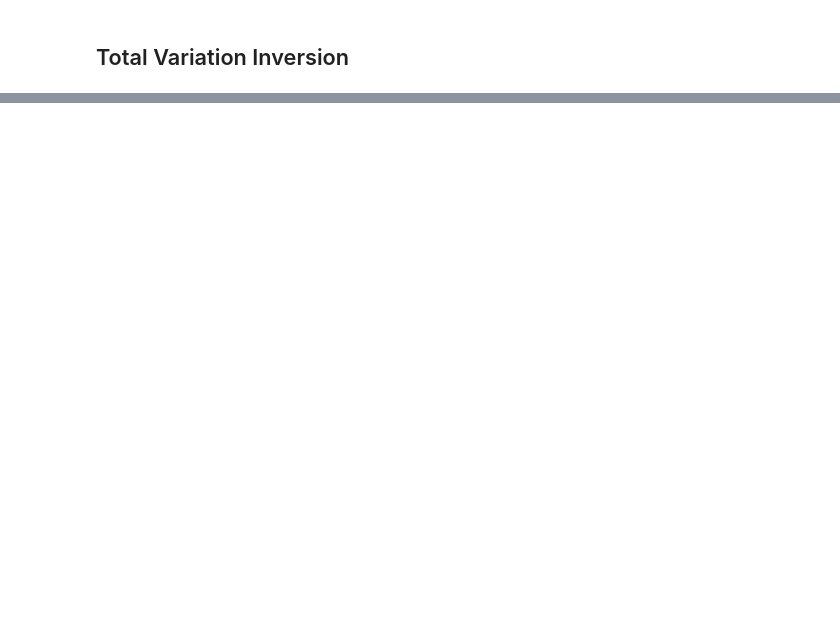
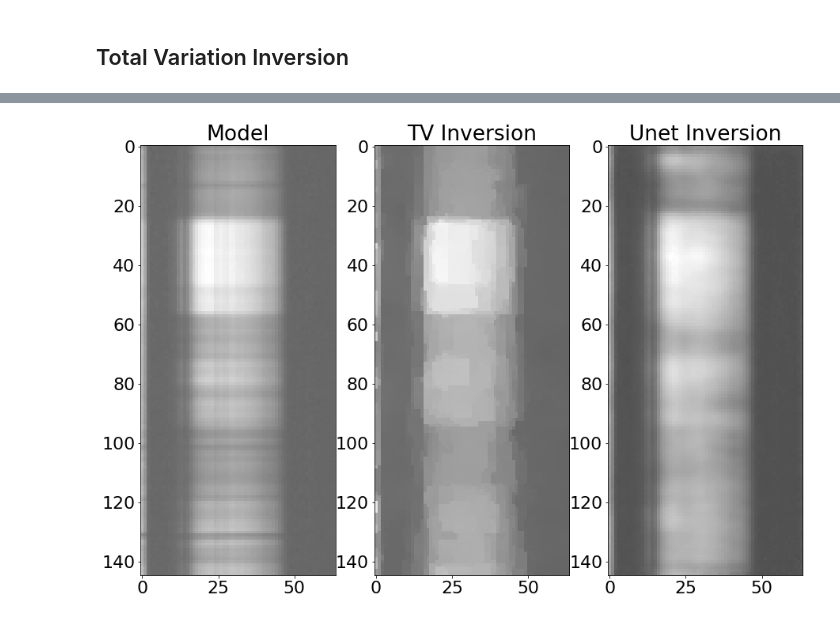
Before and after one commit to djbradyAtOpticalSciencesArizona/computationalImaging, a Jupyter notebook: rays/cassi.ipynb, the cells around one changed output, grey strips where cells are left out. Saved outputs shown, nothing was run; the diff lists cells and outputs as text; code cells hidden in the pictures; blank space fills up the shorter version.

```diff
--- a/rays/cassi.ipynb
+++ b/rays/cassi.ipynb
@@ -246,0 +328,14 @@ axs[1].axis('tight')
+# %%
+fig, axs = plt.subplots(1, 3, figsize=(15, 10))
+axs[0].imshow(x, vmin=0, vmax=1, cmap='gray')
+axs[0].set_title('Model')
+axs[0].axis('tight')
+axs[1].imshow(xinv, vmin=0, vmax=1, cmap='gray')
+axs[1].set_title('TV Inversion')
+axs[1].axis('tight')
+axs[2].imshow(x_recon_Unet, vmin=0, vmax=1, cmap='gray')
+axs[2].set_title('Unet Inversion')
+axs[2].axis('tight')
+plt.savefig('indianPinesReconstruction.pdf')
+files.download('indianPinesReconstruction.pdf')
+# %% [output]
@@ -246,0 +344 @@ axs[1].axis('tight')
+[figure, added]
```
Also changed, not shown: parts of 25 cells of this notebook.
